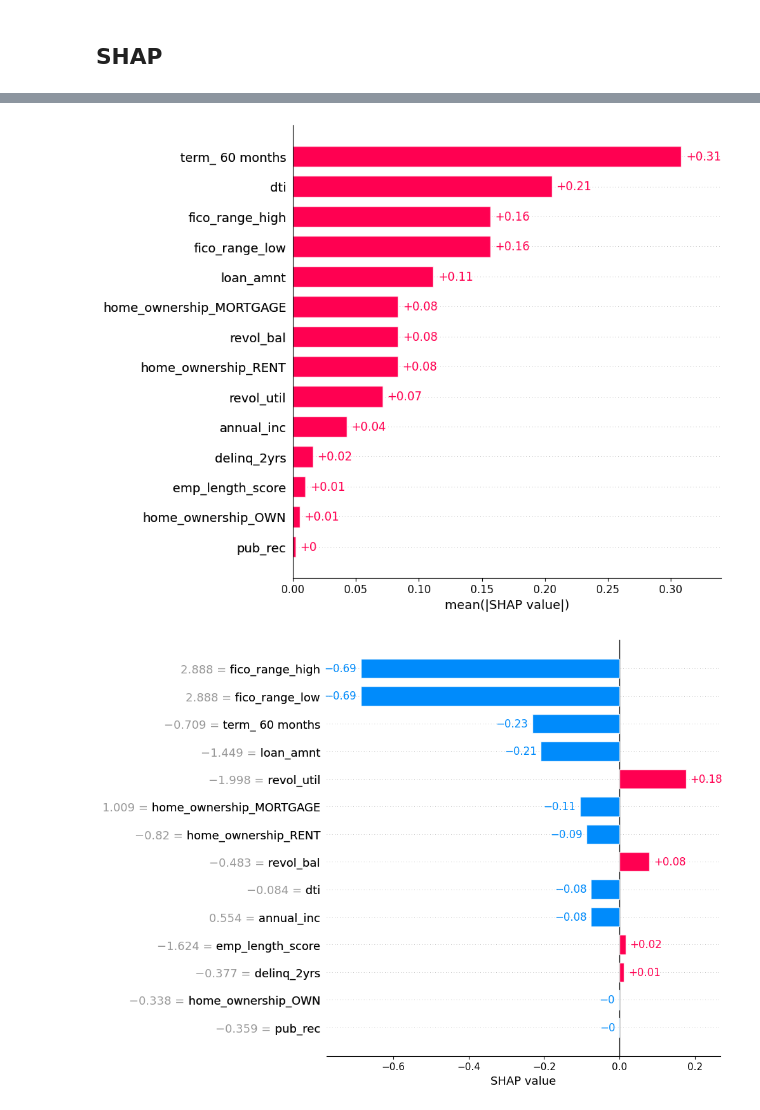
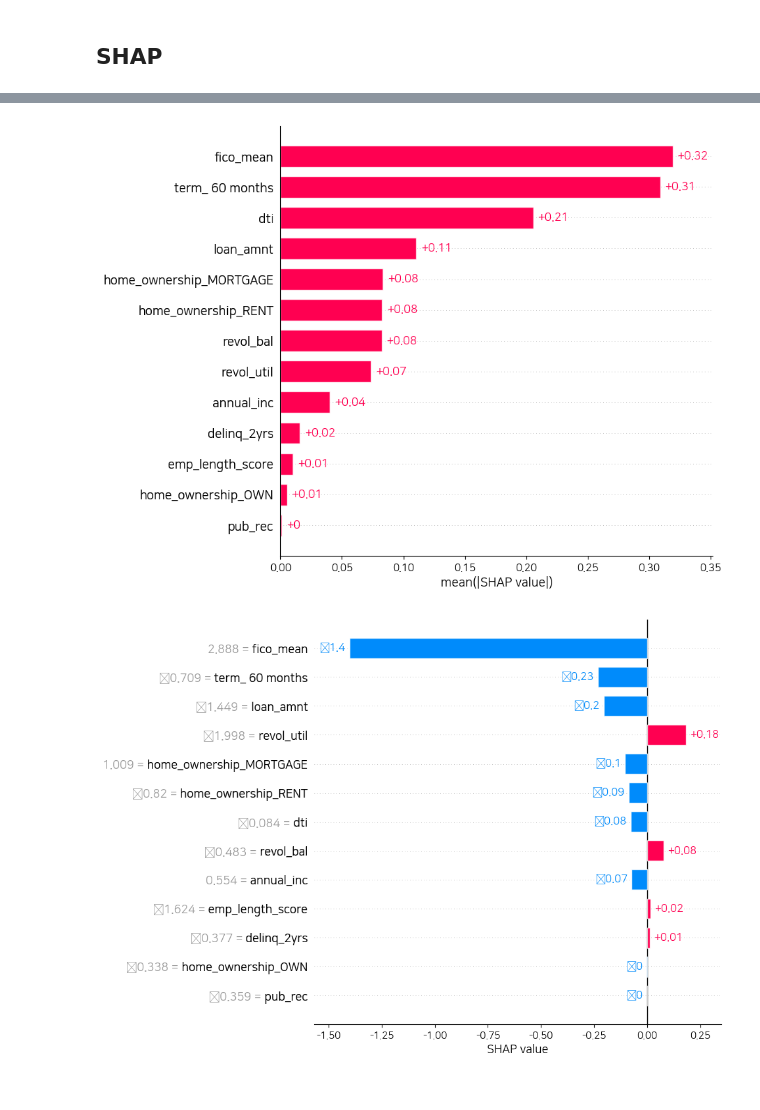
Before and after one commit to drkail6916/aiffel_datathon, a Jupyter notebook: 20250919_geon.ipynb, the cells around one changed output, grey strips where cells are left out. Drawn from its saved outputs; the diff is of its cells as text; code cells hidden in the pictures.

```diff
--- a/20250919_geon.ipynb
+++ b/20250919_geon.ipynb
@@ -938,0 +1067,2 @@ plt.show()
+# %%
+df['fico_mean'] = (df['fico_range_high'] + df['fico_range_low']) / 2
@@ -938,0 +1075,2 @@ plt.show()
+# %%
+df = df.drop(['fico_range_high', 'fico_range_low'], axis=1)
@@ -1057,8 +1361,10 @@ shap.summary_plot(shap_values, x_train_resampled,
 # %%
-shap.plots.bar(shap_values, max_display=14)
+shap.plots.bar(shap_values, max_display=15)
 # %% [output]
-[figure, old version]
+[figure, new version]
 # %%
-shap.plots.bar(shap_values[0], max_display=14)
+shap.plots.bar(shap_values[0],
+               max_display=15,
+               )
 # %% [output]
-[figure, old version]
+[figure, new version]
```
Also changed, not shown: parts of 39 cells of this notebook.
